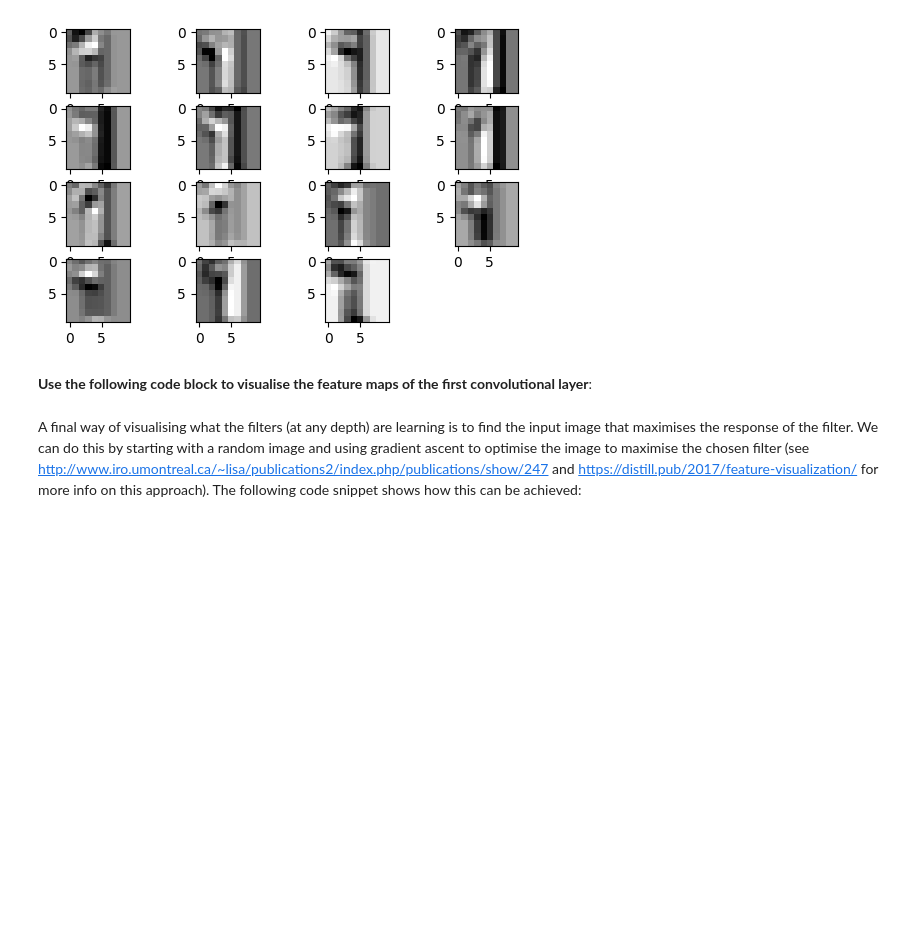
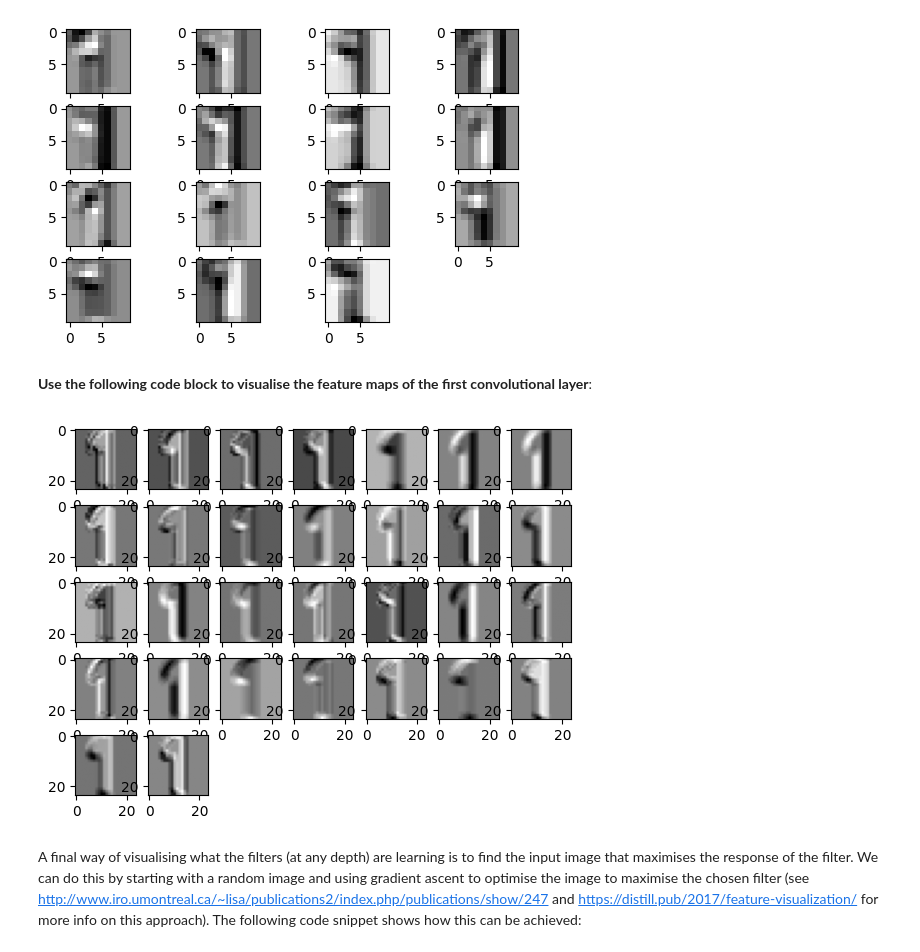
Before and after one commit to AndreiS22/deep_learning_labs, a Jupyter notebook: docs/labs/lab5/5_3_Visualise.ipynb, the cells around one changed output. Saved outputs shown, nothing was run; the diff lists cells and outputs as text; code cells hidden in the pictures; blank space fills up the shorter version.

```diff
--- a/docs/labs/lab5/5_3_Visualise.ipynb
+++ b/docs/labs/lab5/5_3_Visualise.ipynb
@@ -187,6 +202,12 @@ hook.remove() #Tidy up
 [figure]
 # %% [markdown]
 __Use the following code block to visualise the feature maps of the first convolutional layer__:
+# %%
+hook = model.conv1.register_forward_hook(hook_function) # register the hook
+model(im) # forward pass
+hook.remove() #Tidy up
+# %% [output]
+[figure, added]
 # %% [markdown]
 A final way of visualising what the filters (at any depth) are learning is to find the input image that maximises the response of the filter. We can do this by starting with a random image and using gradient ascent to optimise the image to maximise the chosen filter (see http://www.iro.umontreal.ca/~lisa/publications2/index.php/publications/show/247 and https://distill.pub/2017/feature-visualization/ for more info on this approach). The following code snippet shows how this can be achieved:
 # %%
```
Also changed, not shown: parts of 5 cells of this notebook.
